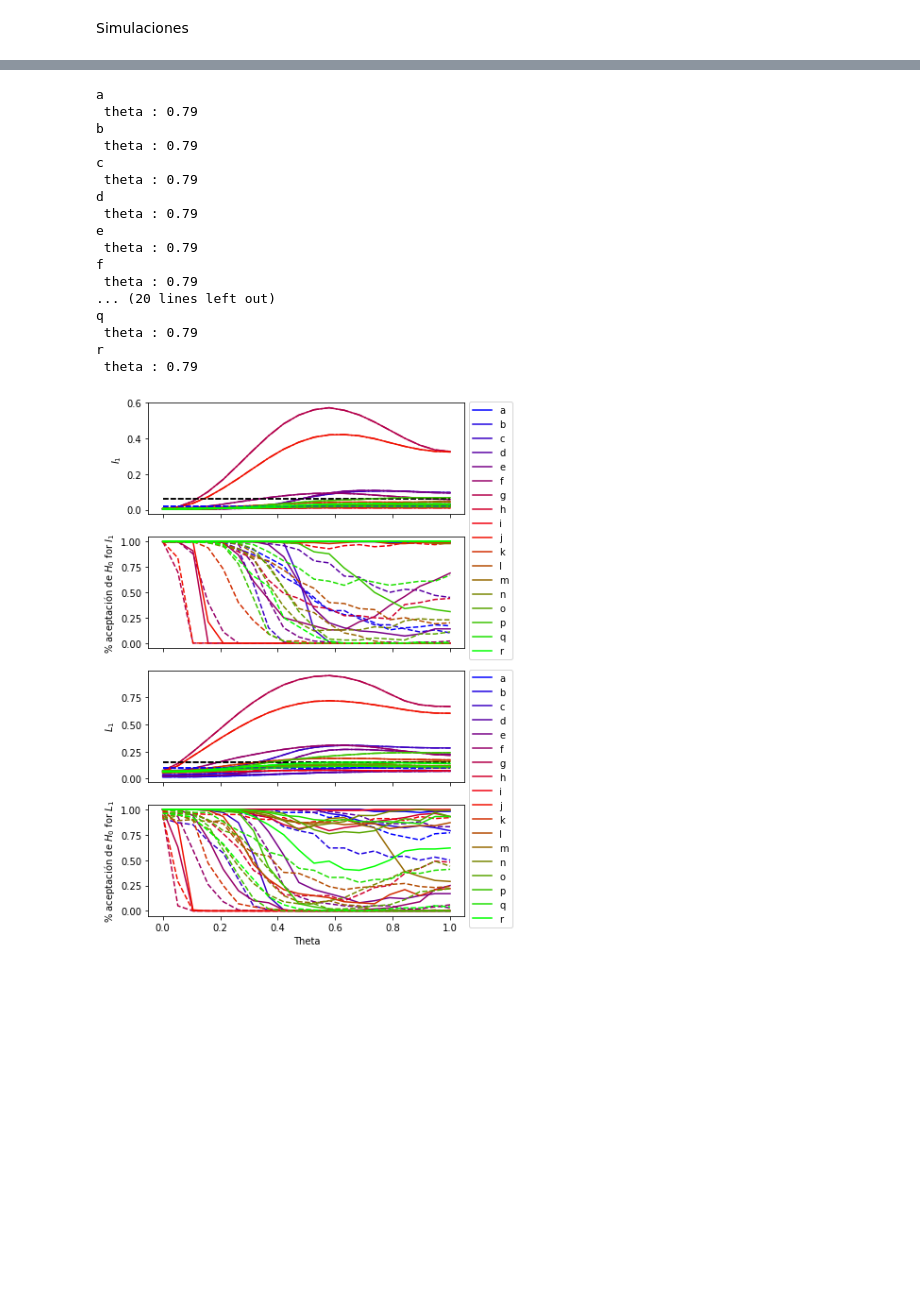
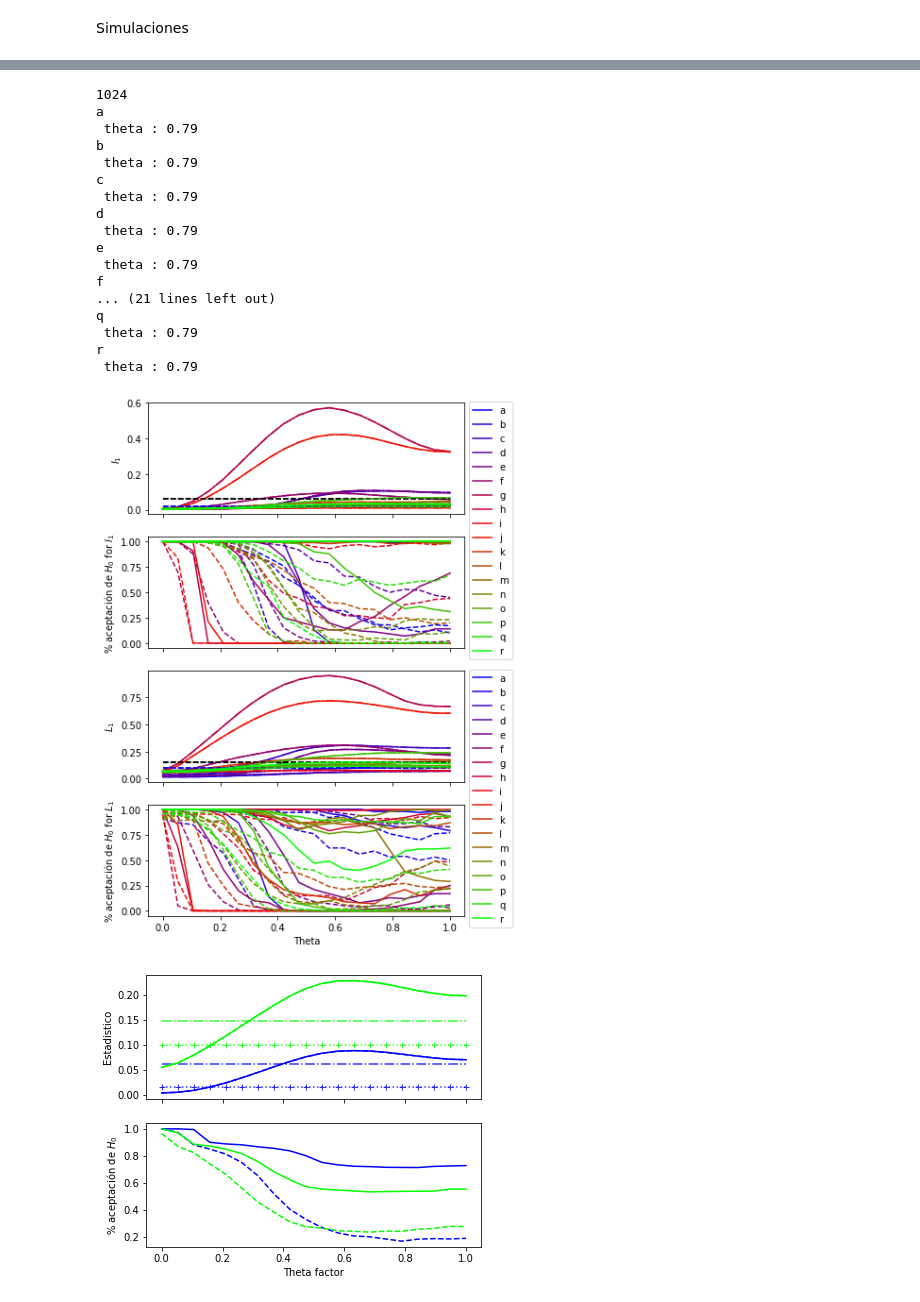
Before and after one commit to MartinVIllesca/Curso-teoria-informacion, a Jupyter notebook: proyecto/simulaciones2.ipynb, the cells around one changed output, grey strips where cells are left out. Cells and saved outputs as stored; diff of their text form; code cells hidden in the pictures; blank space fills up the shorter version.

```diff
--- a/proyecto/simulaciones2.ipynb
+++ b/proyecto/simulaciones2.ipynb
@@ -332,4 +332,6 @@ r
 # %%
+n_samples = 1024
+
 L1, umbralL1, acceptanceL1 = [], [], []
 I1, umbralI1, acceptanceI1 = [], [], []
 L1_alpha, umbralL1_alpha, acceptanceL1_alpha = [], [], []
@@ -346,7 +348,7 @@ axs[3].set_xlabel('Theta')
 colors = cm.brg(np.linspace(0, 1, len(distributions)))
 labels = []
 i = 0
-
+print(n_samples)
 for name in distributions:
     print('{}'.format(name))
 
@@ -387,32 +389,61 @@ for name in distributions:
 
     print()
 #     break
 
 axs[0].legend(bbox_to_anchor=(1, 1.05))
 axs[2].legend(bbox_to_anchor=(1, 1.05))
 plt.show()
 
 L1, umbralL1, acceptanceL1 = transformar(L1, umbralL1, acceptanceL1)
 I1, umbralI1, acceptanceI1 = transformar(I1, umbralI1, acceptanceI1)
 
 L1_alpha, umbralL1_alpha, acceptanceL1_alpha = transformar(L1_alpha, umbralL1_alpha, acceptanceL1_alpha)
 I1_alpha, umbralI1_alpha, acceptanceI1_alpha = transformar(I1_alpha, umbralI1_alpha, acceptanceI1_alpha)
+
+
+fig, axs = plt.subplots(2, sharex=True, figsize=(6,5))
+# fig.suptitle('Resultados agregados')
+axs[0].set_ylabel('Estadistico')
+axs[1].set_ylabel('% aceptación de $H_0$')
+axs[1].set_xlabel('Theta factor')
+
+axs[0].plot(Theta, I1, label='$I_1$', color=colors[0])
+axs[0].plot(Theta, I1_alpha, ls='--', label='$I_1$ alpha-level', color=colors[0])
+axs[0].plot(Theta, umbralI1, label='umbral $I_1$', ls='-.', color=colors[0], alpha=0.8)
+axs[0].plot(Theta, umbralI1_alpha, label='umbral $I_1$ alpha-level',
+            ls=':', marker='+', color=colors[0], alpha=0.8)
+axs[1].plot(Theta, acceptanceI1, color=colors[0])
+axs[1].plot(Theta, acceptanceI1_alpha, color=colors[0], ls='--')
+
+axs[0].plot(Theta, L1, label='$L_1$', color=colors[-1])
+axs[0].plot(Theta, L1_alpha, ls='--', label='$L_1$ alpha-level', color=colors[-1])
+axs[0].plot(Theta, umbralL1, label='umbral $L_1$', ls='-.', color=colors[-1], alpha=0.8)
+axs[0].plot(Theta, umbralL1_alpha, label='umbral $L_1$ alpha-level',
+            ls=':', marker='+', color=colors[-1], alpha=0.8)
+axs[1].plot(Theta, acceptanceL1, color=colors[-1])
+axs[1].plot(Theta, acceptanceL1_alpha, color=colors[-1], ls='--')
+
+#     axs[0].legend(bbox_to_anchor=(0., 1.02, 1., .102), loc='lower left',
+#                ncol=2, mode="expand", borderaxespad=0.)
+# axs[1].legend()
+plt.show()
 # %% [output]
+1024
 a
  theta : 0.79
 b
  theta : 0.79
 c
  theta : 0.79
 d
  theta : 0.79
 e
  theta : 0.79
 f
- theta : 0.79
-... (20 lines left out)
+... (21 lines left out)
 q
  theta : 0.79
 r
  theta : 0.79
 [figure]
+[figure, added]
```
Also changed, not shown: parts of 19 cells of this notebook, 17 other files.
